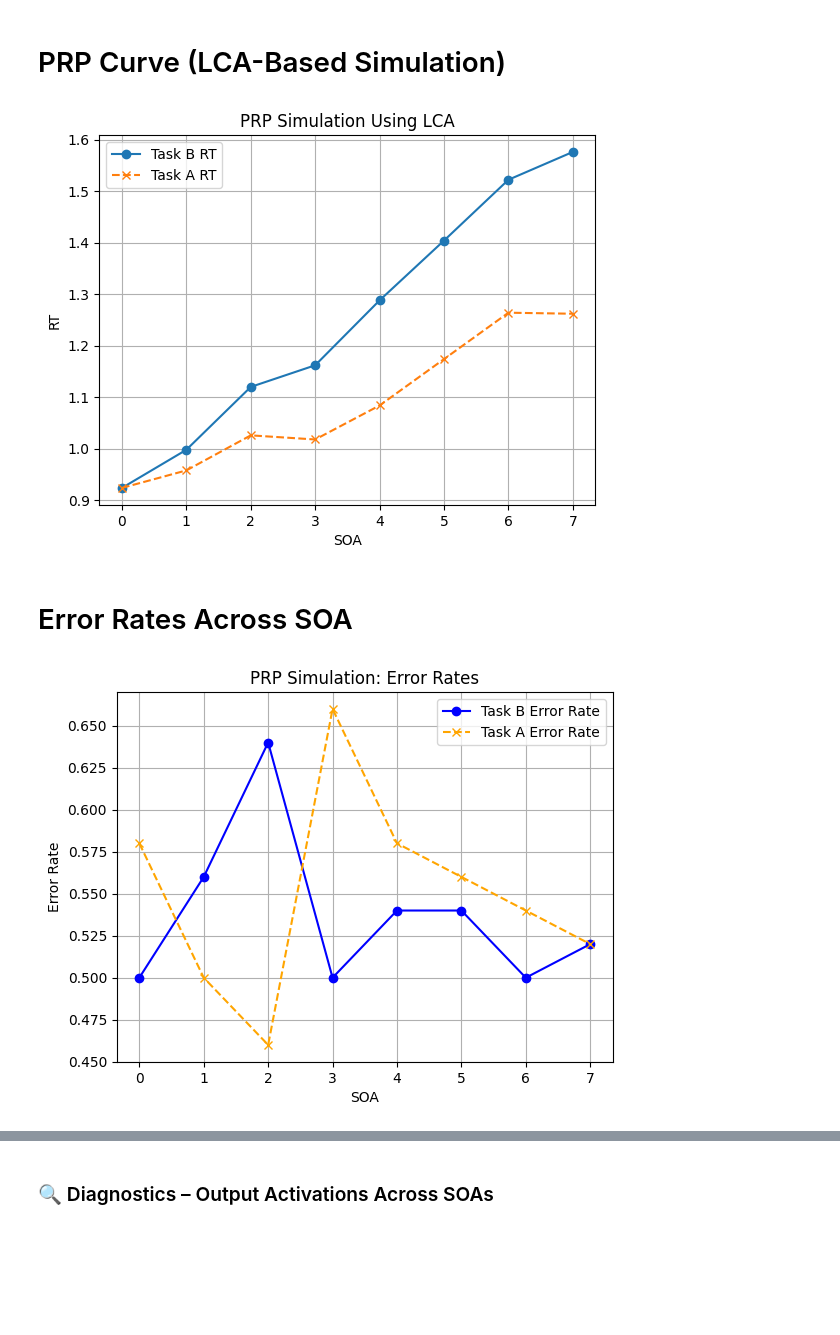
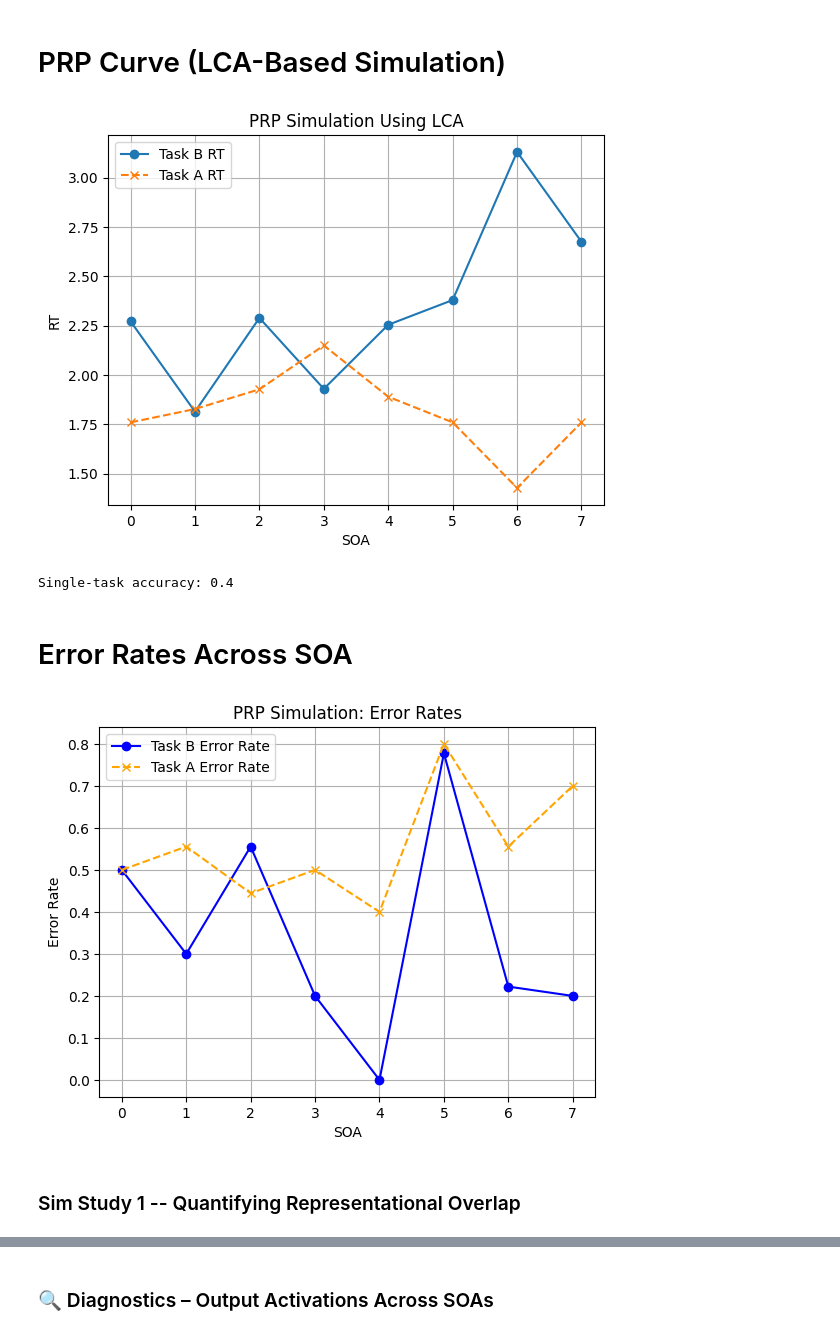
Before and after one commit to acesmeci/prp_model, a Jupyter notebook: PRP_Model.ipynb, the cells around one changed output, grey strips where cells are left out. Saved outputs shown, nothing was run; the diff lists cells and outputs as text; code cells hidden in the pictures; blank space fills up the shorter version.

Commit message:
implement simulation study 1 task similarity figures, task-to-output weight matrices, and output later inspection

```diff
--- a/PRP_Model.ipynb
+++ b/PRP_Model.ipynb
@@ -73,5 +42,5 @@ inp, task, target, _ = generate_task_patterns(
 
 # Create and train the network
 net = TaskNetworkWrapper(hidden_size=100)
-net.train_online(inp, task, target, n_epochs=100)
+net.train_online(inp, task, target, n_epochs=300)
 # %% [output]
@@ -92,34 +68,47 @@ Epoch 090 | Loss: 0.0424 | Accuracy: 0.88
 # %%
 def simple_trial_generator():
     input_sgl, tasks_sgl, _, _ = generate_task_patterns(
         N_pathways=3, N_features=3, samples_per_task=1,
-        relevant_tasks=[1, 2], seed=None
+        relevant_tasks=[1, 9], seed=None
     )
     return input_sgl[0], input_sgl[1], tasks_sgl[0], tasks_sgl[1]
 
 results_lca = sweep_soa(
     task_net=net,
     trial_generator=simple_trial_generator,
     soa_values=list(range(0, 8)),
-    n_trials_per_soa=50,
+    n_trials_per_soa=10,
     threshold=1.0,
-    tau_net=1.0,
-    tau_task=1.0,
-    persistence=0.0,
+    tau_net=0.2,
+    tau_task=0.2,
+    persistence=0.1,
     verbose=False
 )
 
 # Plot RTs
 plt.plot(results_lca["soa"], results_lca["rt_b"], label="Task B RT", marker='o')
 plt.plot(results_lca["soa"], results_lca["rt_a"], label="Task A RT", marker='x', linestyle='--')
 plt.xlabel("SOA")
 plt.ylabel("RT")
 plt.title("PRP Simulation Using LCA")
 plt.grid(True)
 plt.legend()
 plt.show()
 # %% [output]
-[figure, old version]
+[figure, new version]
+# %%
+# Generate 50 new single-task samples
+inp, task, target, _ = generate_task_patterns(N_pathways=3, N_features=3, samples_per_task=10, relevant_tasks=[1, 4], seed=42)
+
+correct = 0
+for i in range(len(inp)):
+    pred = net.predict(inp[i], task[i])
+    if np.argmax(pred) == np.argmax(target[i]):
+        correct += 1
+
+print("Single-task accuracy:", correct / len(inp))
+# %% [output]
+Single-task accuracy: 0.4
 # %% [markdown]
 # Error Rates Across SOA
 # %%
@@ -137,4 +126,6 @@ plt.grid(True)
 plt.legend()
 plt.show()
 # %% [output]
-[figure, old version]
+[figure, new version]
+# %% [markdown]
+### Sim Study 1 -- Quantifying Representational Overlap
```
Also changed, not shown: parts of 13 cells of this notebook, 7 other files.
